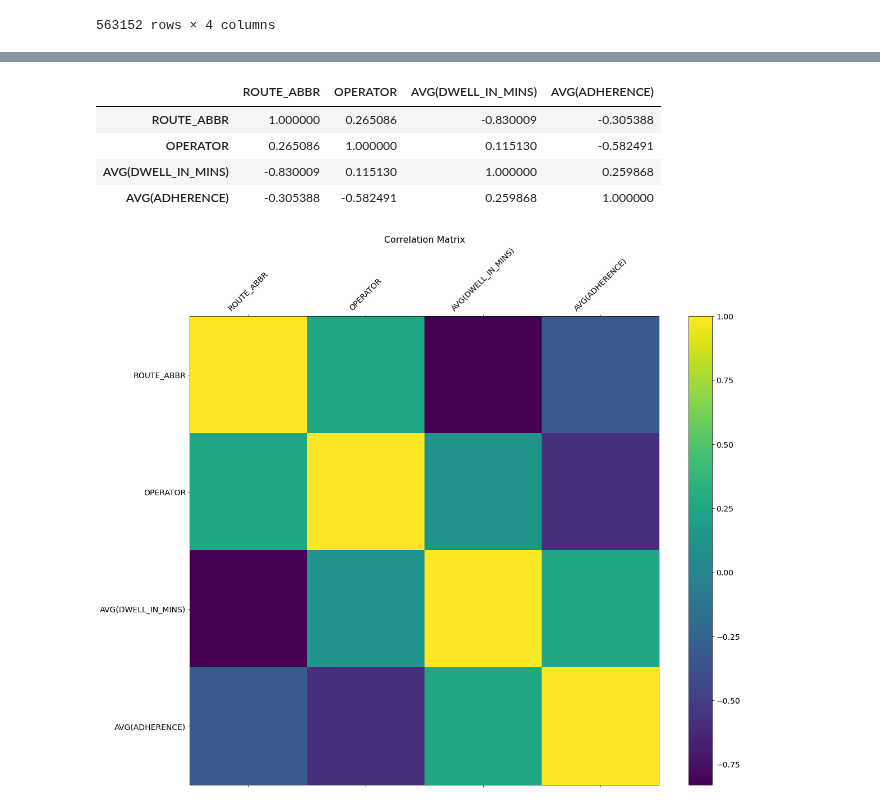
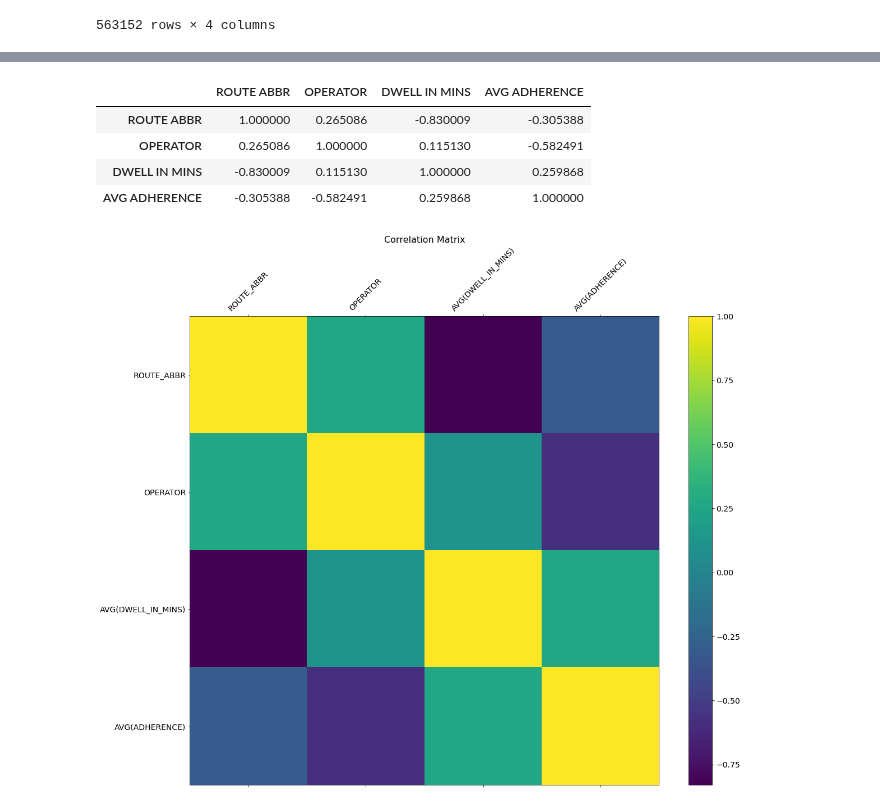
Before and after one commit to NSS-Data-Analytics-Cohort-7/wego-shut_up_and_take_my_query, a Jupyter notebook: WeGo/notebooks/Untitled1.ipynb, the cells around one changed output, grey strips where cells are left out. Saved outputs shown, nothing was run; the diff lists cells and outputs as text; code cells hidden in the pictures.

```diff
--- a/WeGo/notebooks/Untitled1.ipynb
+++ b/WeGo/notebooks/Untitled1.ipynb
@@ -90,7 +90,7 @@ question_6
 | 563151 | 55 | 0.016666 | FROM DOWNTOWN | -15.883333 |
 563152 rows × 4 columns
 # %%
-sql_df2 = 'SELECT ROUTE_ABBR, OPERATOR, AVG(DWELL_IN_MINS), ROUTE_DIRECTION_NAME, AVG(ADHERENCE) FROM drop_df WHERE DWELL_IN_MINS > 0 GROUP BY ROUTE_ABBR ORDER BY DWELL_IN_MINS DESC'
+sql_df2 = 'SELECT ROUTE_ABBR, OPERATOR, AVG(DWELL_IN_MINS) AS DWELL_IN_MINS, ROUTE_DIRECTION_NAME, AVG(ADHERENCE) AS AVG_ADHERENCE FROM drop_df WHERE DWELL_IN_MINS > 0 GROUP BY ROUTE_ABBR ORDER BY DWELL_IN_MINS DESC'
 sqldf(sql_df2, globals())
 question_6_1 = sqldf(sql_df2, globals())
 question_6_1
@@ -106,0 +107,2 @@ question_6_1
+# %%
+rename_df = question_6_1.rename(columns= {'ROUTE_ABBR': 'ROUTE ABBR', 'DWELL_IN_MINS': 'DWELL IN MINS', 'AVG_ADHERENCE': 'AVG ADHERENCE'})
@@ -107,12 +130,14 @@ question_6_1
 # %%
-corrM = question_6_1.corr()
-corrM
+rs = np.random.RandomState(0)
+df = pd.DataFrame(rs.rand(10, 10))
+corr = rename_df.corr()
+corr.style.background_gradient(cmap='coolwarm')
 # %% [output]
-|  | ROUTE_ABBR | OPERATOR | AVG(DWELL_IN_MINS) | AVG(ADHERENCE) |
-| ROUTE_ABBR | 1.000000 | 0.265086 | -0.830009 | -0.305388 |
+|  | ROUTE ABBR | OPERATOR | DWELL IN MINS | AVG ADHERENCE |
+| ROUTE ABBR | 1.000000 | 0.265086 | -0.830009 | -0.305388 |
 | OPERATOR | 0.265086 | 1.000000 | 0.115130 | -0.582491 |
-| AVG(DWELL_IN_MINS) | -0.830009 | 0.115130 | 1.000000 | 0.259868 |
-| AVG(ADHERENCE) | -0.305388 | -0.582491 | 0.259868 | 1.000000 |
+| DWELL IN MINS | -0.830009 | 0.115130 | 1.000000 | 0.259868 |
+| AVG ADHERENCE | -0.305388 | -0.582491 | 0.259868 | 1.000000 |
 # %%
 f = plt.figure(figsize=(19, 15))
 plt.matshow(question_6_1.corr(), fignum=f.number)
```
Also changed, not shown: parts of 2 cells of this notebook.
